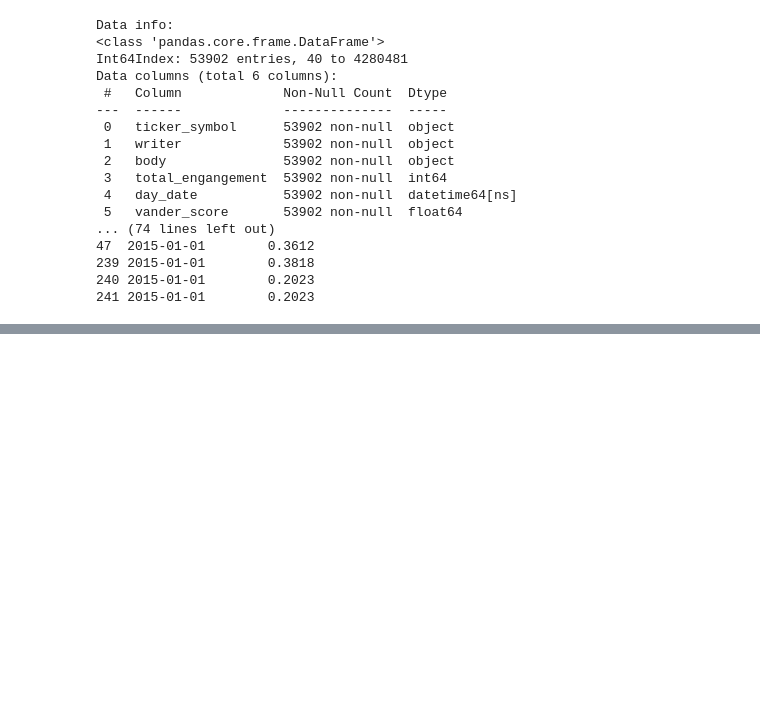
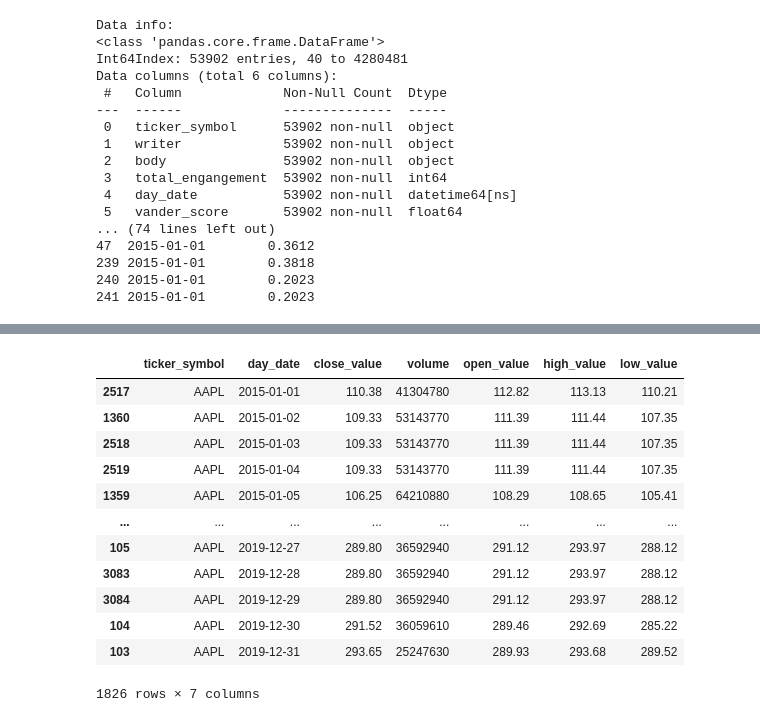
Before and after one commit to jxl22000/Sentiment-Analysis, a Jupyter notebook: test!.ipynb, the cells around one changed output, grey strips where cells are left out. Cells and saved outputs as stored; diff of their text form; code cells hidden in the pictures; blank space fills up the shorter version.

```diff
--- a/test!.ipynb
+++ b/test!.ipynb
@@ -399,0 +410,16 @@ APPL_tweet.head()
+# %%
+APPL_df
+# %% [output]
+|  | ticker_symbol | day_date | close_value | volume | open_value | high_value | low_value |
+| 2517 | AAPL | 2015-01-01 | 110.38 | 41304780 | 112.82 | 113.13 | 110.21 |
+| 1360 | AAPL | 2015-01-02 | 109.33 | 53143770 | 111.39 | 111.44 | 107.35 |
+| 2518 | AAPL | 2015-01-03 | 109.33 | 53143770 | 111.39 | 111.44 | 107.35 |
+| 2519 | AAPL | 2015-01-04 | 109.33 | 53143770 | 111.39 | 111.44 | 107.35 |
+| 1359 | AAPL | 2015-01-05 | 106.25 | 64210880 | 108.29 | 108.65 | 105.41 |
+| ... | ... | ... | ... | ... | ... | ... | ... |
+| 105 | AAPL | 2019-12-27 | 289.80 | 36592940 | 291.12 | 293.97 | 288.12 |
+| 3083 | AAPL | 2019-12-28 | 289.80 | 36592940 | 291.12 | 293.97 | 288.12 |
+| 3084 | AAPL | 2019-12-29 | 289.80 | 36592940 | 291.12 | 293.97 | 288.12 |
+| 104 | AAPL | 2019-12-30 | 291.52 | 36059610 | 289.46 | 292.69 | 285.22 |
+| 103 | AAPL | 2019-12-31 | 293.65 | 25247630 | 289.93 | 293.68 | 289.52 |
+1826 rows × 7 columns
```
Also changed, not shown: parts of 10 cells of this notebook.
